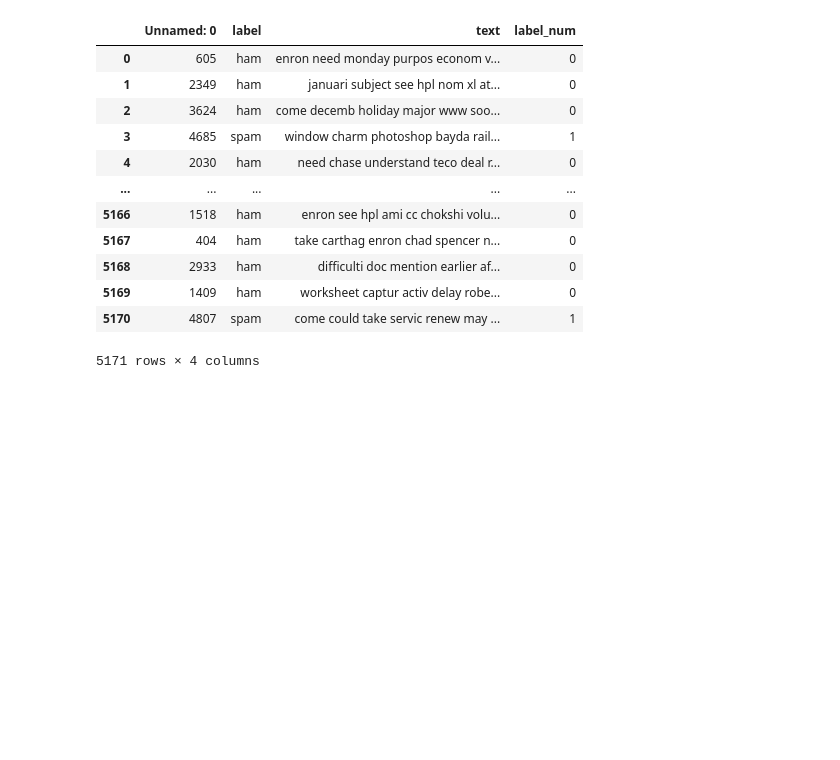
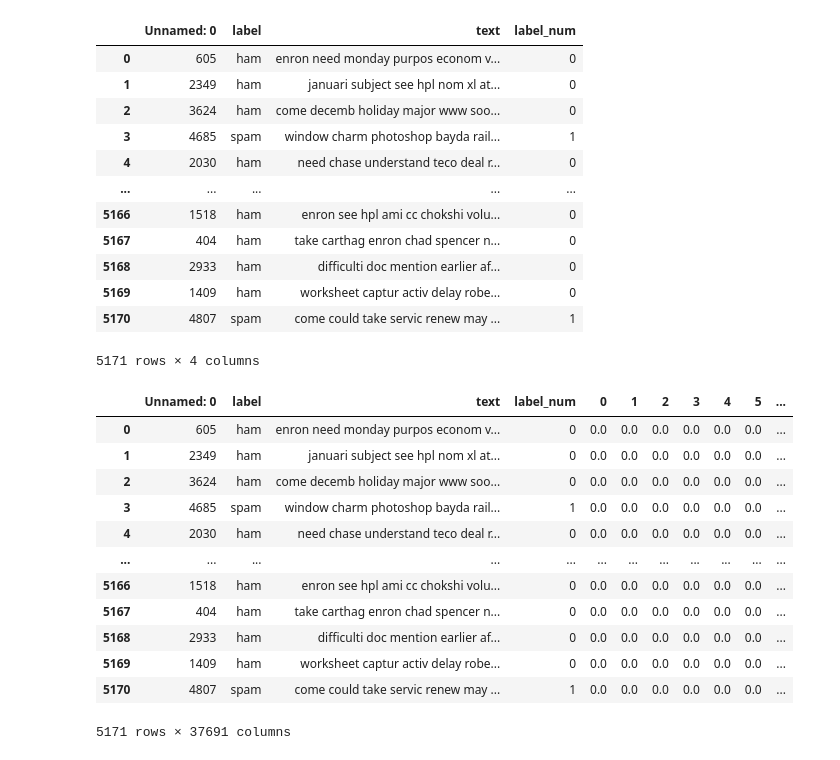
Before and after one commit to pouriaSameti/ML-Projects, a Jupyter notebook: Q3/auxilary-module.ipynb, the cells around one changed output. Drawn from its saved outputs; the diff is of its cells as text; code cells hidden in the pictures; blank space fills up the shorter version.

Commit message:
Q3 => applying tf_idf vectorizer.

```diff
--- a/Q3/auxilary-module.ipynb
+++ b/Q3/auxilary-module.ipynb
@@ -174,3 +174,22 @@ dataset
 | 5169 | 1409 | ham | worksheet captur activ delay robe... | 0 |
 | 5170 | 4807 | spam | come could take servic renew may ... | 1 |
 5171 rows × 4 columns
+# %%
+from sklearn.feature_extraction.text import TfidfVectorizer, CountVectorizer
+
+vec = TfidfVectorizer()
+dataset = pd.concat([dataset, pd.DataFrame(vec.fit_transform(dataset['text']).toarray())], axis=1)
+# %% [output]
+|  | Unnamed: 0 | label | text | label_num | 0 | 1 | 2 | 3 | 4 | 5 | ... |
+| 0 | 605 | ham | enron need monday purpos econom v... | 0 | 0.0 | 0.0 | 0.0 | 0.0 | 0.0 | 0.0 | ... |
+| 1 | 2349 | ham | januari subject see hpl nom xl at... | 0 | 0.0 | 0.0 | 0.0 | 0.0 | 0.0 | 0.0 | ... |
+| 2 | 3624 | ham | come decemb holiday major www soo... | 0 | 0.0 | 0.0 | 0.0 | 0.0 | 0.0 | 0.0 | ... |
+| 3 | 4685 | spam | window charm photoshop bayda rail... | 1 | 0.0 | 0.0 | 0.0 | 0.0 | 0.0 | 0.0 | ... |
+| 4 | 2030 | ham | need chase understand teco deal r... | 0 | 0.0 | 0.0 | 0.0 | 0.0 | 0.0 | 0.0 | ... |
+| ... | ... | ... | ... | ... | ... | ... | ... | ... | ... | ... | ... |
+| 5166 | 1518 | ham | enron see hpl ami cc chokshi volu... | 0 | 0.0 | 0.0 | 0.0 | 0.0 | 0.0 | 0.0 | ... |
+| 5167 | 404 | ham | take carthag enron chad spencer n... | 0 | 0.0 | 0.0 | 0.0 | 0.0 | 0.0 | 0.0 | ... |
+| 5168 | 2933 | ham | difficulti doc mention earlier af... | 0 | 0.0 | 0.0 | 0.0 | 0.0 | 0.0 | 0.0 | ... |
+| 5169 | 1409 | ham | worksheet captur activ delay robe... | 0 | 0.0 | 0.0 | 0.0 | 0.0 | 0.0 | 0.0 | ... |
+| 5170 | 4807 | spam | come could take servic renew may ... | 1 | 0.0 | 0.0 | 0.0 | 0.0 | 0.0 | 0.0 | ... |
+5171 rows × 37691 columns
```
